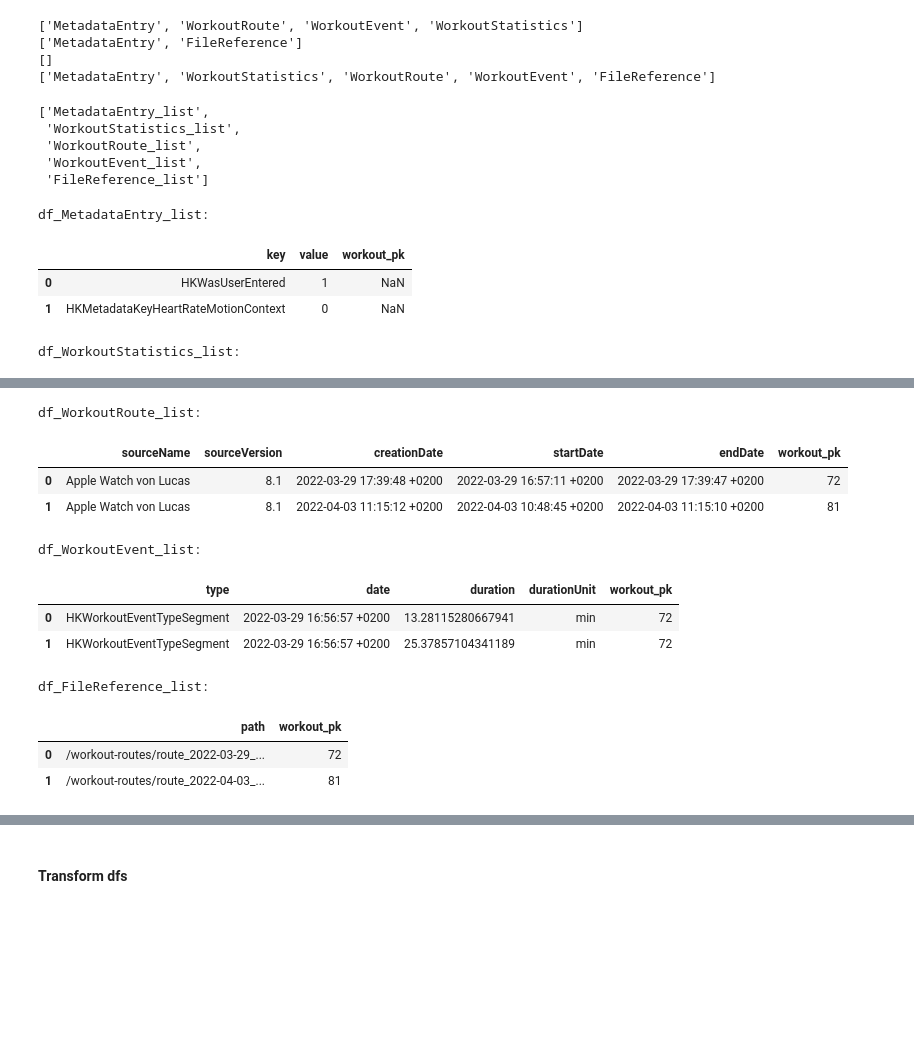
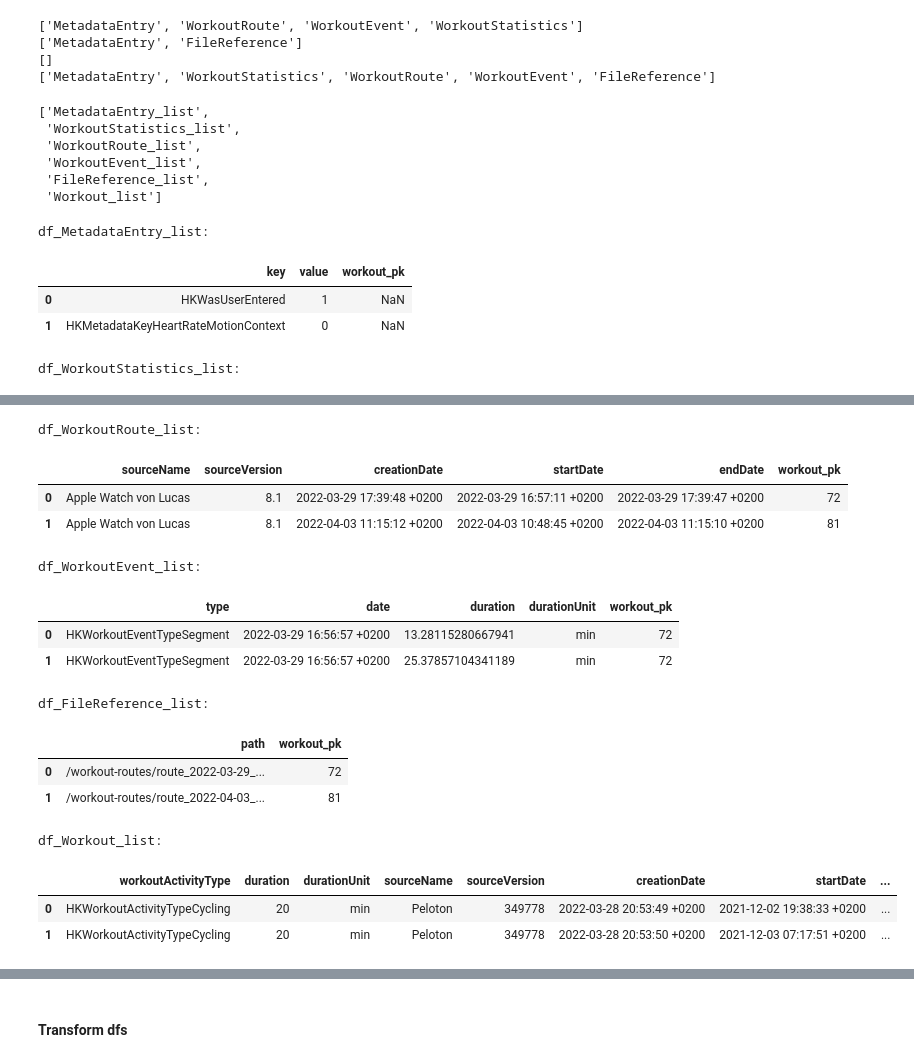
Before and after one commit to LHAGELS/AppleHealth, a Jupyter notebook: 01_create_tables.ipynb, the cells around one changed output, grey strips where cells are left out. Drawn from its saved outputs; the diff is of its cells as text; code cells hidden in the pictures; blank space fills up the shorter version.

```diff
--- a/01_create_tables.ipynb
+++ b/01_create_tables.ipynb
@@ -139,6 +85,9 @@ for wo in workouts:
                     y.attrib['workout_pk'] = str(index)
 
 tree.write('./output_files/Indexed_XML.xml')
+# %%
+# add Workout to list
+concat_list.append('Workout')
 # %%
 tree = ET.parse('./output_files/Indexed_XML.xml')
 root = tree.getroot()
@@ -157,32 +106,38 @@ df_list
  'WorkoutStatistics_list',
  'WorkoutRoute_list',
  'WorkoutEvent_list',
- 'FileReference_list']
+ 'FileReference_list',
+ 'Workout_list']
 # %%
 for elem in df_list:
     object = globals()[elem]
     df_name = f"df_{elem}"
     print(f"{df_name}:")
     globals()[df_name] = pd.DataFrame(object)
+    globals()[df_name]['workout_pk'] = pd.to_numeric(globals()[df_name]['workout_pk'])
     display(pd.DataFrame(object).head(2))
 # %% [output]
 df_MetadataEntry_list:
 |  | key | value | workout_pk |
 | 0 | HKWasUserEntered | 1 | NaN |
 | 1 | HKMetadataKeyHeartRateMotionContext | 0 | NaN |
 df_WorkoutStatistics_list:
 |  | type | startDate | endDate | sum | unit | workout_pk | average | minimum | maximum |
 | 0 | HKQuantityTypeIdentifierActiveEne... | 2021-12-02 19:38:33 +0200 | 2021-12-02 19:58:33 +0200 | 254 | kcal | 1 | NaN | NaN | NaN |
 | 1 | HKQuantityTypeIdentifierDistanceC... | 2021-12-02 19:38:33 +0200 | 2021-12-02 19:58:33 +0200 | 8.09 | km | 1 | NaN | NaN | NaN |
 df_WorkoutRoute_list:
 |  | sourceName | sourceVersion | creationDate | startDate | endDate | workout_pk |
 | 0 | Apple Watch von Lucas | 8.1 | 2022-03-29 17:39:48 +0200 | 2022-03-29 16:57:11 +0200 | 2022-03-29 17:39:47 +0200 | 72 |
 | 1 | Apple Watch von Lucas | 8.1 | 2022-04-03 11:15:12 +0200 | 2022-04-03 10:48:45 +0200 | 2022-04-03 11:15:10 +0200 | 81 |
 df_WorkoutEvent_list:
 |  | type | date | duration | durationUnit | workout_pk |
 | 0 | HKWorkoutEventTypeSegment | 2022-03-29 16:56:57 +0200 | 13.28115280667941 | min | 72 |
 | 1 | HKWorkoutEventTypeSegment | 2022-03-29 16:56:57 +0200 | 25.37857104341189 | min | 72 |
 df_FileReference_list:
 |  | path | workout_pk |
 | 0 | /workout-routes/route_2022-03-29_... | 72 |
 | 1 | /workout-routes/route_2022-04-03_... | 81 |
+df_Workout_list:
+|  | workoutActivityType | duration | durationUnit | sourceName | sourceVersion | creationDate | startDate | ... |
+| 0 | HKWorkoutActivityTypeCycling | 20 | min | Peloton | 349778 | 2022-03-28 20:53:49 +0200 | 2021-12-02 19:38:33 +0200 | ... |
+| 1 | HKWorkoutActivityTypeCycling | 20 | min | Peloton | 349778 | 2022-03-28 20:53:50 +0200 | 2021-12-03 07:17:51 +0200 | ... |
```
Also changed, not shown: parts of 59 cells of this notebook.
